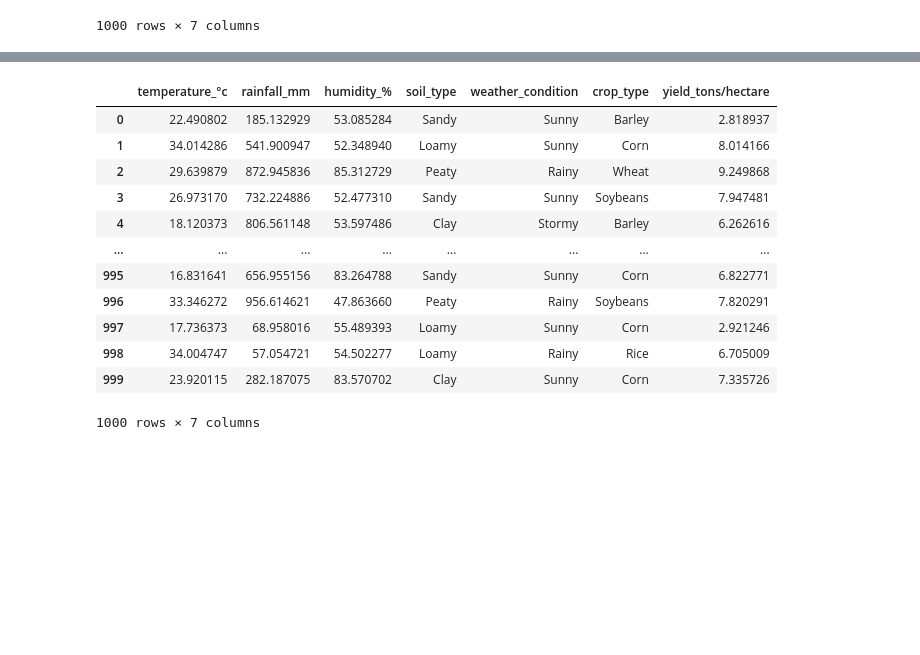
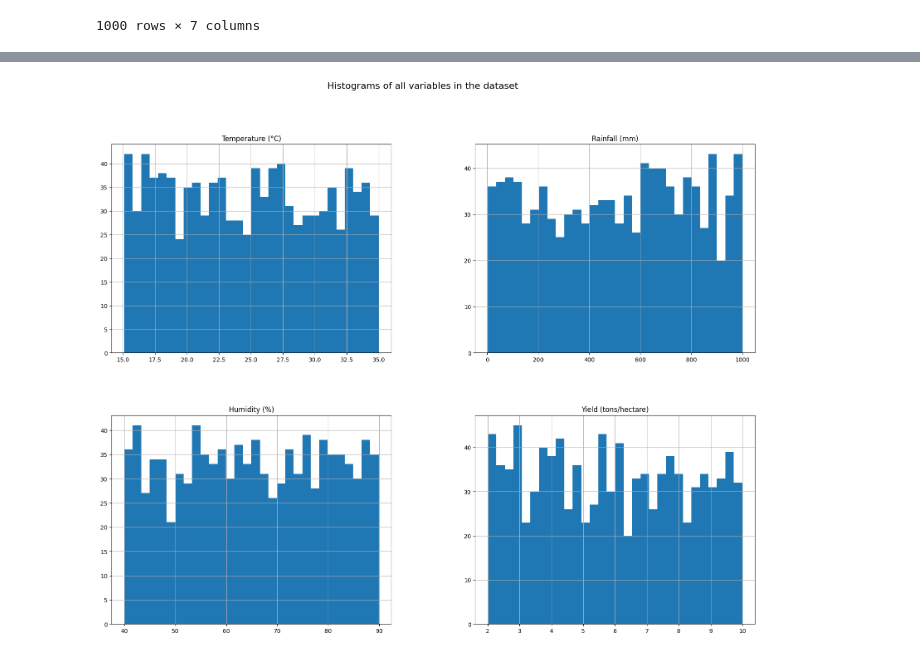
Before and after one commit to aaronGeb/crop_yield_prediction, a Jupyter notebook: notebook/model_prototyping.ipynb, the cells around one changed output, grey strips where cells are left out. Cells and saved outputs as stored; diff of their text form; code cells hidden in the pictures; blank space fills up the shorter version.

Commit message:
data preparation modeling

```diff
--- a/notebook/model_prototyping.ipynb
+++ b/notebook/model_prototyping.ipynb
@@ -13,2 +19,2 @@ from data_processing import DataProcessing
 # %%
-data = DataProcessing()
+my_data = DataProcessing()
@@ -15,5 +93,6 @@ data = DataProcessing()
 # %%
-data.read_data('../data/crop_yield_dataset.csv')
+data = my_data.read_data("../data/crop_yield_dataset.csv")
+data
 # %% [output]
 |  | Temperature (°C) | Rainfall (mm) | Humidity (%) | Soil Type | Weather Condition | Crop Type | ... |
 | 0 | 22.490802 | 185.132929 | 53.085284 | Sandy | Sunny | Barley | ... |
@@ -42,16 +110,5 @@ data.head(10)
-# %%
-data.standardize_columns_names()
-# %% [output]
-|  | temperature_°c | rainfall_mm | humidity_% | soil_type | weather_condition | crop_type | yield_tons/hectare |
-| 0 | 22.490802 | 185.132929 | 53.085284 | Sandy | Sunny | Barley | 2.818937 |
-| 1 | 34.014286 | 541.900947 | 52.348940 | Loamy | Sunny | Corn | 8.014166 |
-| 2 | 29.639879 | 872.945836 | 85.312729 | Peaty | Rainy | Wheat | 9.249868 |
-| 3 | 26.973170 | 732.224886 | 52.477310 | Sandy | Sunny | Soybeans | 7.947481 |
-| 4 | 18.120373 | 806.561148 | 53.597486 | Clay | Stormy | Barley | 6.262616 |
-| ... | ... | ... | ... | ... | ... | ... | ... |
-| 995 | 16.831641 | 656.955156 | 83.264788 | Sandy | Sunny | Corn | 6.822771 |
-| 996 | 33.346272 | 956.614621 | 47.863660 | Peaty | Rainy | Soybeans | 7.820291 |
-| 997 | 17.736373 | 68.958016 | 55.489393 | Loamy | Sunny | Corn | 2.921246 |
-| 998 | 34.004747 | 57.054721 | 54.502277 | Loamy | Rainy | Rice | 6.705009 |
-| 999 | 23.920115 | 282.187075 | 83.570702 | Clay | Sunny | Corn | 7.335726 |
-1000 rows × 7 columns
+# %%
+pl = Plotting(data)
+pl.plot_histogram()
+# %% [output]
+[figure, added]
```
Also changed, not shown: parts of 15 cells of this notebook.
